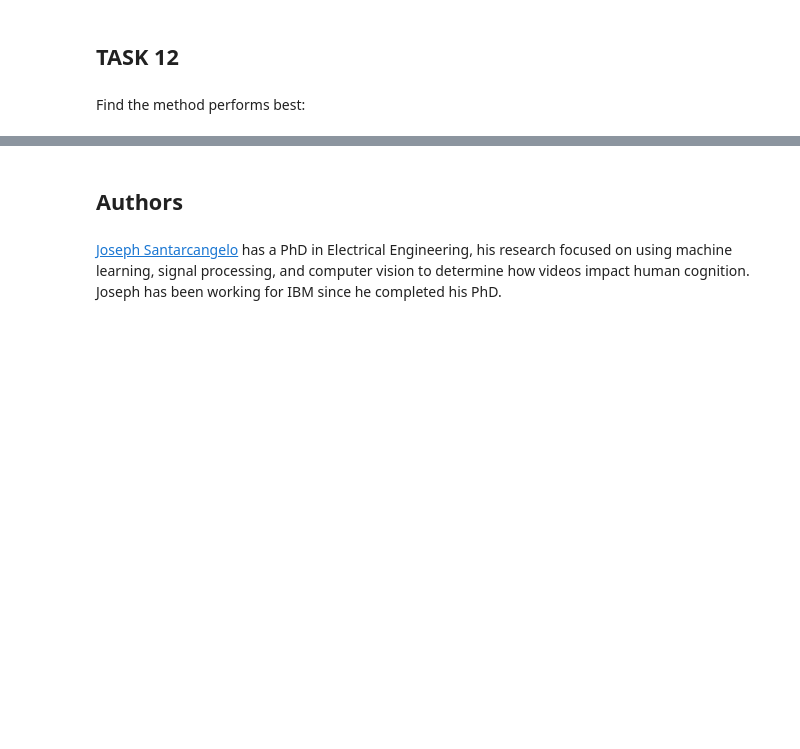
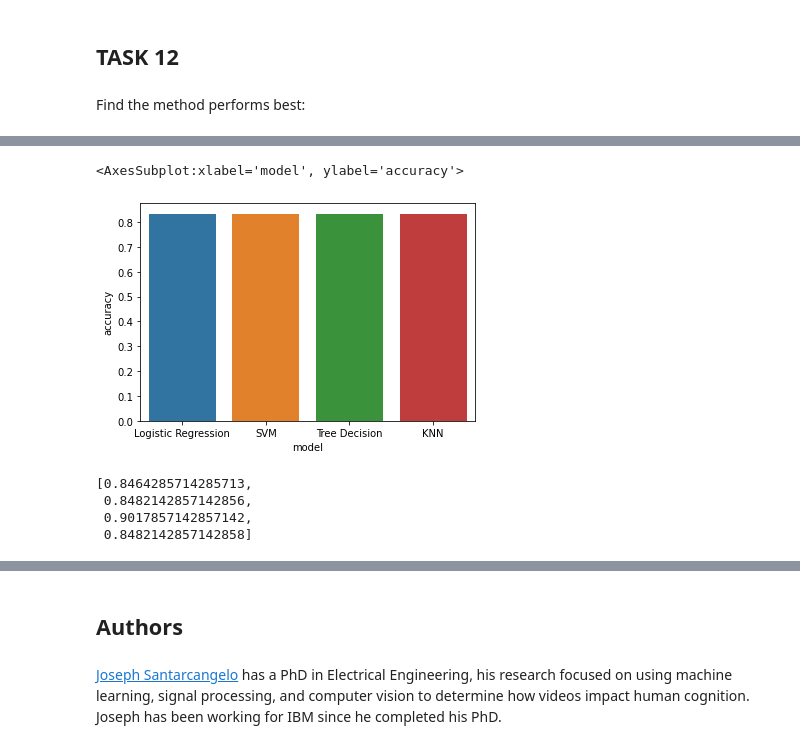
Before and after one commit to Edwina1030/SpaceY_data_science, a Jupyter notebook: Machine_Learning_Prediction.ipynb, the cells around one changed output, grey strips where cells are left out. Cells and saved outputs as stored; diff of their text form; code cells hidden in the pictures; blank space fills up the shorter version.

```diff
--- a/Machine_Learning_Prediction.ipynb
+++ b/Machine_Learning_Prediction.ipynb
@@ -360 +350,7 @@ print(scores.index(max(scores)))
 0
+# %%
+import pandas as pd
+import seaborn as sns
+data_frame = pd.DataFrame(scores)
+data_frame.columns = ['accuracy']
+data_frame
@@ -360,0 +363,3 @@ print(scores.index(max(scores)))
+# %%
+data_frame['model'] = ['Logistic Regression','SVM','Tree Decision','KNN']
+data_frame
@@ -360,0 +372,13 @@ print(scores.index(max(scores)))
+# %%
+sns.barplot(x = 'model', y = 'accuracy',data = data_frame)
+# %% [output]
+<AxesSubplot:xlabel='model', ylabel='accuracy'>
+[figure, added]
+# %%
+train_scores = [logreg_cv.best_score_,svm_cv.best_score_,tree_cv.best_score_,knn_cv.best_score_]
+train_scores
+# %% [output]
+[0.8464285714285713,
+ 0.8482142857142856,
+ 0.9017857142857142,
+ 0.8482142857142858]
```
Also changed, not shown: parts of 13 cells of this notebook.
